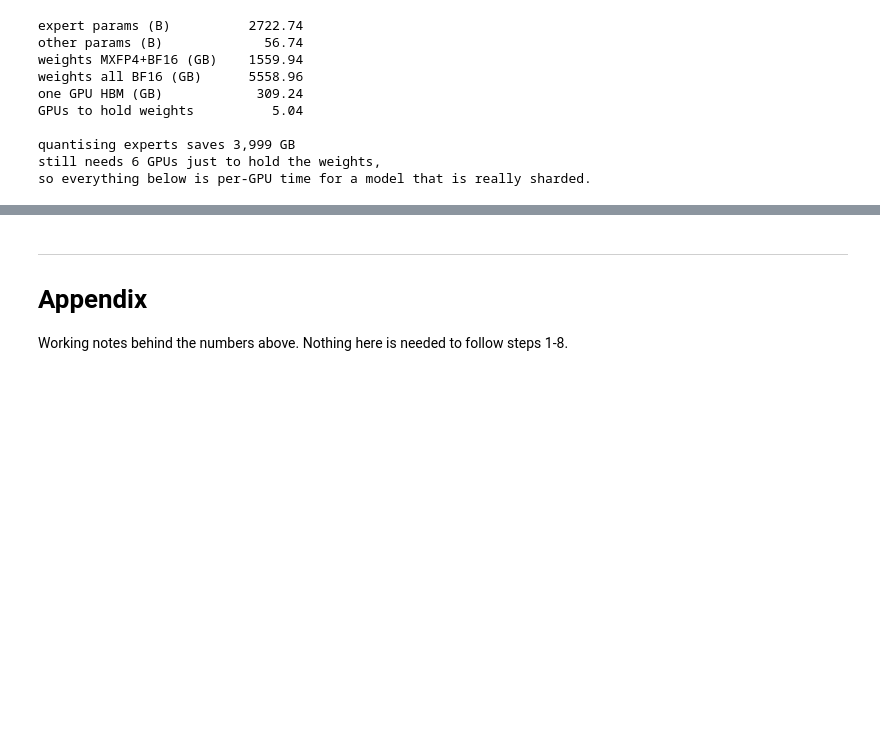
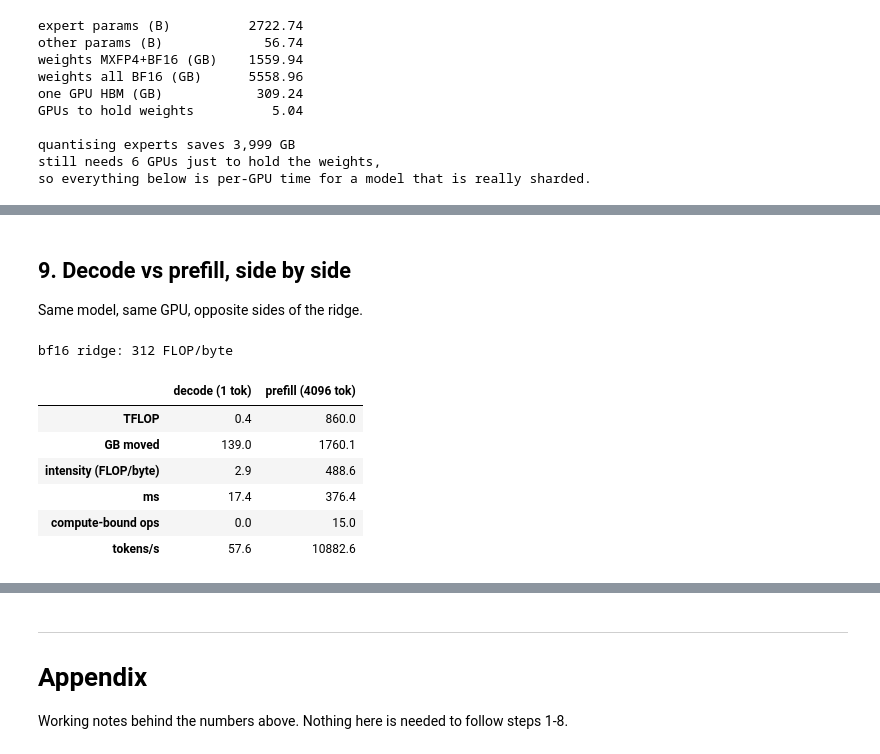
Before and after one commit to dougUCN/kimik3-exercise, a Jupyter notebook: roofline.ipynb, the cells around one changed output, grey strips where cells are left out. Saved outputs shown, nothing was run; the diff lists cells and outputs as text; code cells hidden in the pictures; blank space fills up the shorter version.

Commit message:
Revert "Collapse the roofline notebook to one summary table"
This reverts commit 33d035ad7b9fee04dd8db500910a70a2e673475c.

```diff
--- a/roofline.ipynb
+++ b/roofline.ipynb
@@ -171,0 +405,26 @@ makes decode cheap in FLOPs and does nothing at all for prefill traffic.
+# %% [markdown]
+## 9. Decode vs prefill, side by side
+
+Same model, same GPU, opposite sides of the ridge.
+# %%
+dec = build_ops(cfg, batch=1, seq=131_072, hw=hw)
+
+cmp = pd.DataFrame({
+    "decode (1 tok)": [dec.flops.sum() / 1e12, dec.bytes.sum() / 1e9,
+                       dec.flops.sum() / dec.bytes.sum(), dec.t.sum() * 1e3,
+                       (dec.bound == "compute").sum(), 1 / dec.t.sum()],
+    f"prefill ({CHUNK} tok)": [pre.flops.sum() / 1e12, pre.bytes.sum() / 1e9,
+                               pre.flops.sum() / pre.bytes.sum(), pre.t.sum() * 1e3,
+                               (pre.bound == "compute").sum(), CHUNK / pre.t.sum()],
+}, index=["TFLOP", "GB moved", "intensity (FLOP/byte)", "ms", "compute-bound ops", "tokens/s"])
+print(f"bf16 ridge: {hw.balance['bf16']:.0f} FLOP/byte\n")
+cmp.round(1)
+# %% [output]
+bf16 ridge: 312 FLOP/byte
+|  | decode (1 tok) | prefill (4096 tok) |
+| TFLOP | 0.4 | 860.0 |
+| GB moved | 139.0 | 1760.1 |
+| intensity (FLOP/byte) | 2.9 | 488.6 |
+| ms | 17.4 | 376.4 |
+| compute-bound ops | 0.0 | 15.0 |
+| tokens/s | 57.6 | 10882.6 |
```
Also changed, not shown: parts of 36 cells of this notebook, 1 other file.
